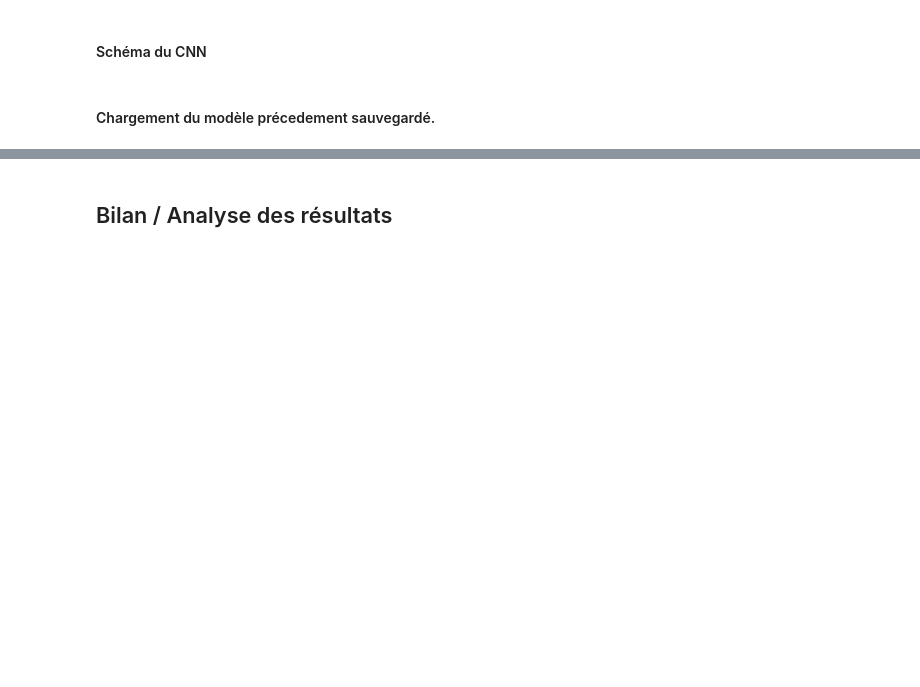
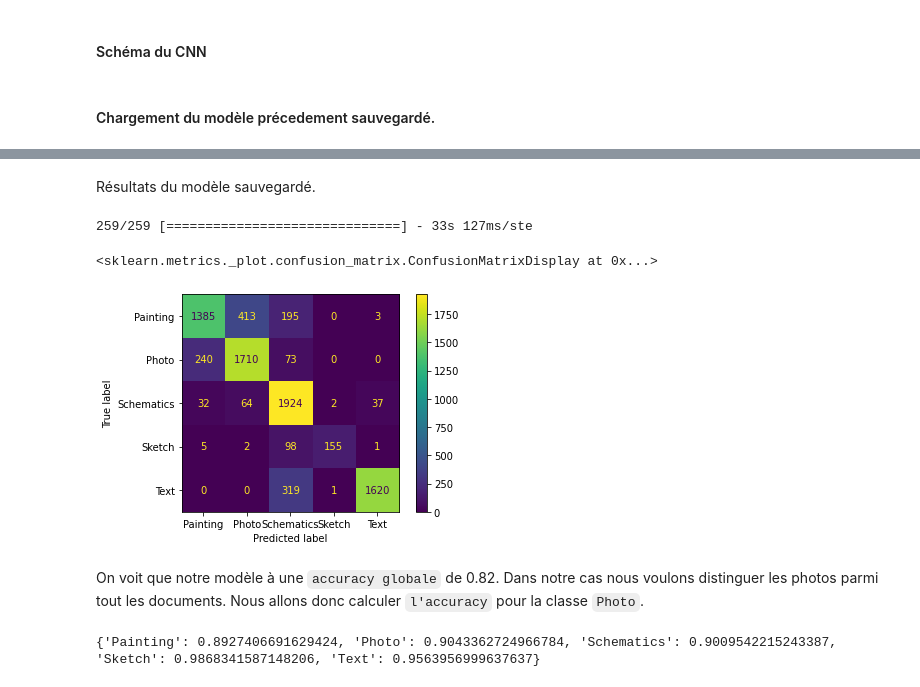
Before and after one commit to Variares1/Projet_DataScience_A5, a Jupyter notebook: final/Livrable 1.ipynb, the cells around one changed output, grey strips where cells are left out. Saved outputs shown, nothing was run; the diff lists cells and outputs as text; code cells hidden in the pictures; blank space fills up the shorter version.

```diff
--- a/final/Livrable 1.ipynb
+++ b/final/Livrable 1.ipynb
@@ -330,2 +336,29 @@ print('Accuracy : ', accuracy)
-# %% [markdown]
-## Bilan / Analyse des résultats
+# %% [markdown]
+Résultats du modèle sauvegardé.
+# %%
+predictions = new_model.predict(test_set,verbose=1)
+
+list_labels = []
+for image_batch, label_batch in test_set:
+    [list_labels.append(y.numpy()) for y in label_batch]
+
+new_confus_mtx = sk.metrics.confusion_matrix(list_labels,predictions.argmax(axis=1))
+
+disp = sk.metrics.ConfusionMatrixDisplay(new_confus_mtx,class_names)
+disp.plot()
+# %% [output]
+259/259 [==============================] - 33s 127ms/ste
+<sklearn.metrics._plot.confusion_matrix.ConfusionMatrixDisplay at 0x...>
+[figure, added]
+# %% [markdown]
+On voit que notre modèle à une `accuracy globale` de 0.82. Dans notre cas nous voulons distinguer les photos parmi tout les documents. Nous allons donc calculer `l'accuracy` pour la classe `Photo`.
+# %%
+per_class_accuracies = {}
+# Calculate the accuracy for each one of our classes
+for idx, cls in enumerate(range(len(class_names))):
+    true_negatives = np.sum(np.delete(np.delete(new_confus_mtx, idx, axis=0), idx, axis=1))
+    true_positives = new_confus_mtx[idx, idx]
+    per_class_accuracies[class_names[cls]] = (true_positives + true_negatives) / np.sum(new_confus_mtx)
+print(per_class_accuracies)
+# %% [output]
+{'Painting': 0.8927406691629424, 'Photo': 0.9043362724966784, 'Schematics': 0.9009542215243387, 'Sketch': 0.9868341587148206, 'Text': 0.9563956999637637}
```
Also changed, not shown: parts of 6 cells of this notebook.
